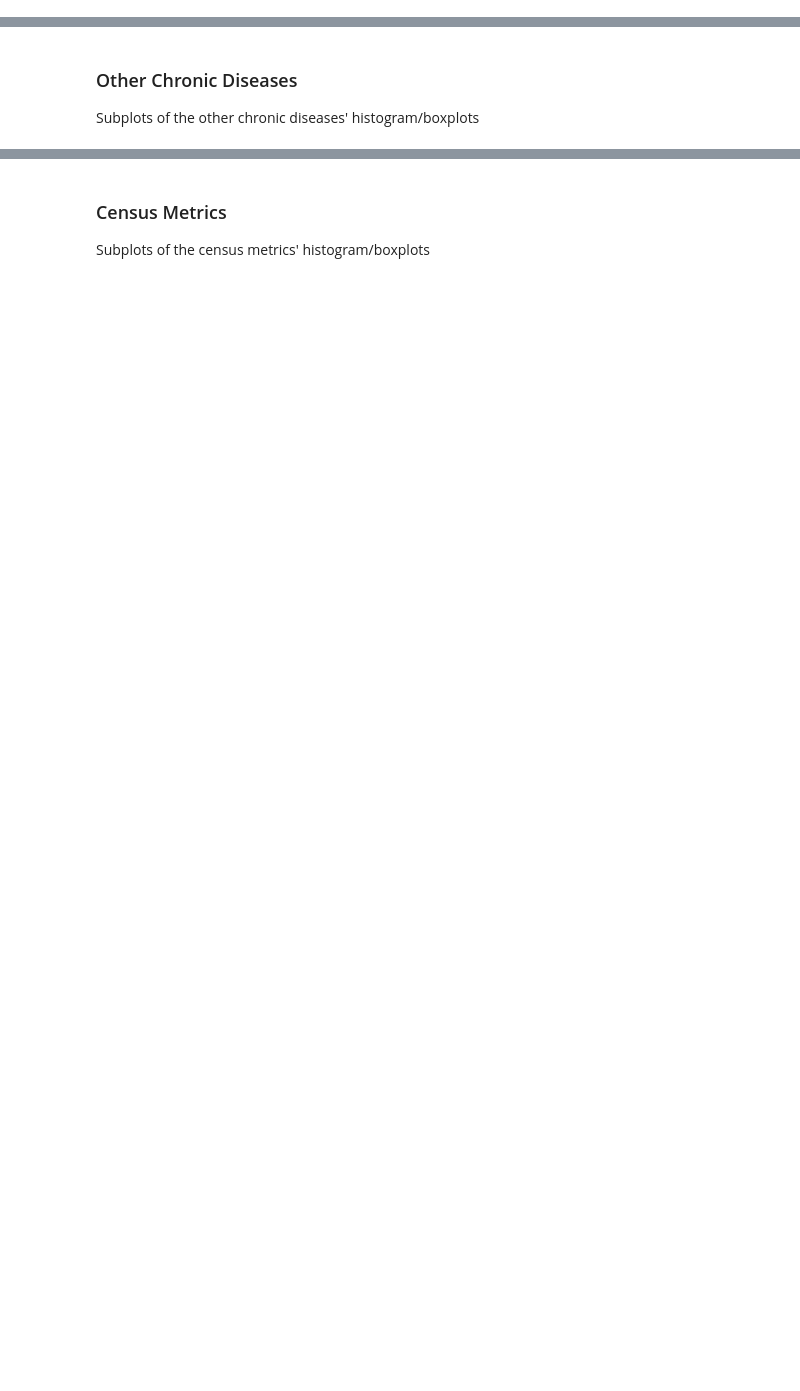
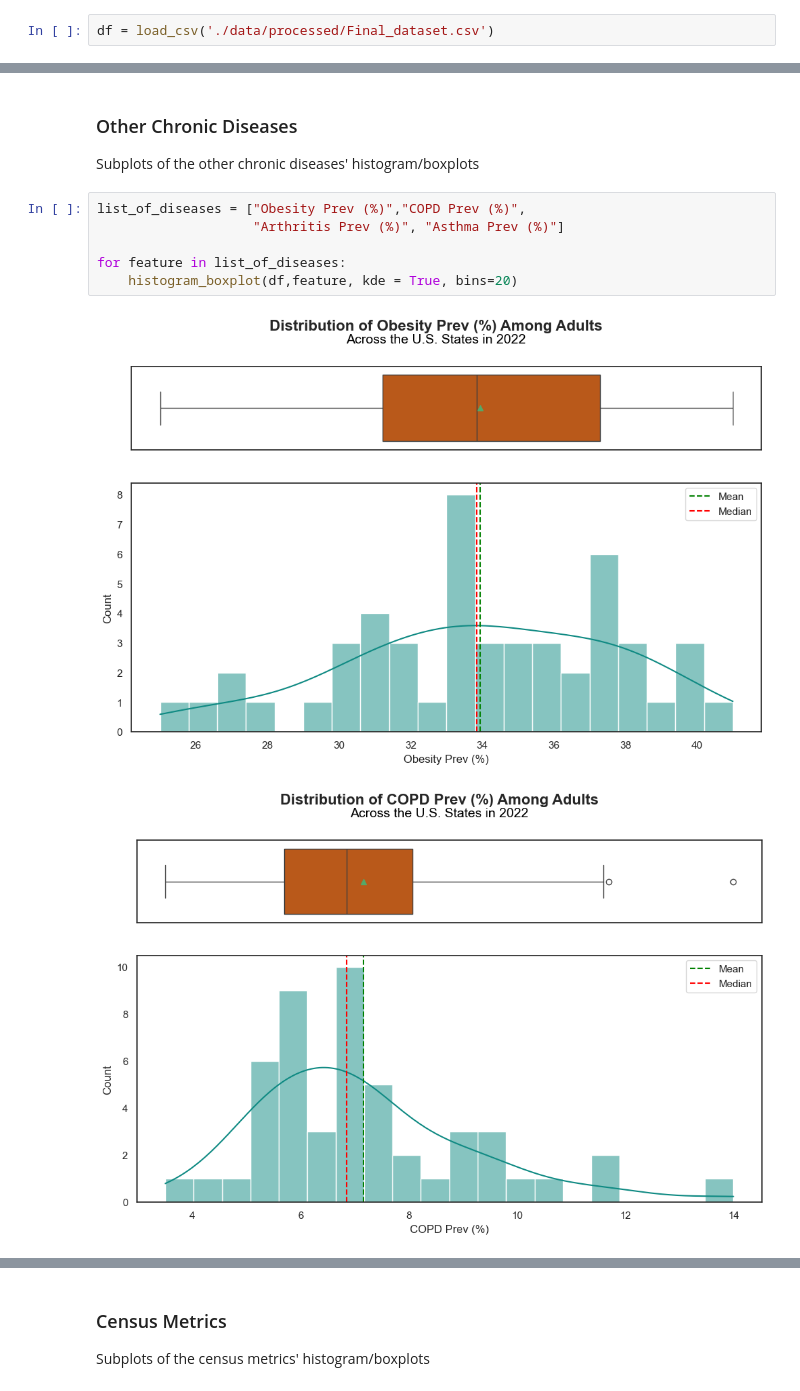
Before and after one commit to duhoang920/siads_593_milestone_1, a Jupyter notebook: main.ipynb, the cells around one changed output, grey strips where cells are left out. Saved outputs shown, nothing was run; the diff lists cells and outputs as text; blank space fills up the shorter version.

Commit message:
Adding visuals
added boxplots, heatmap

```diff
--- a/main.ipynb
+++ b/main.ipynb
@@ -268,3 +271,5 @@ save_df_to_csv(diabete_vs_commute, './data/processed/diabete_vs_commute.csv')
 save_df_to_csv(diabete_vs_income, './data/processed/diabete_vs_income.csv')
 save_df_to_csv(diabete_vs_health_insurance, './data/processed/diabete_vs_health_insurance.csv')
 save_df_to_csv(diabete_vs_poverty, './data/processed/diabete_vs_poverty.csv')
+# %%
+df = load_csv('./data/processed/Final_dataset.csv')
@@ -279,3 +327,12 @@ Histogram/boxplot for diabetes only
 # %% [markdown]
 ### Other Chronic Diseases
 Subplots of the other chronic diseases' histogram/boxplots
+# %%
+list_of_diseases = ["Obesity Prev (%)","COPD Prev (%)",
+                    "Arthritis Prev (%)", "Asthma Prev (%)"]
+
+for feature in list_of_diseases:
+    histogram_boxplot(df,feature, kde = True, bins=20)
+# %% [output]
+[figure, added]
+[figure, added]
```
Also changed, not shown: parts of 8 cells of this notebook.
